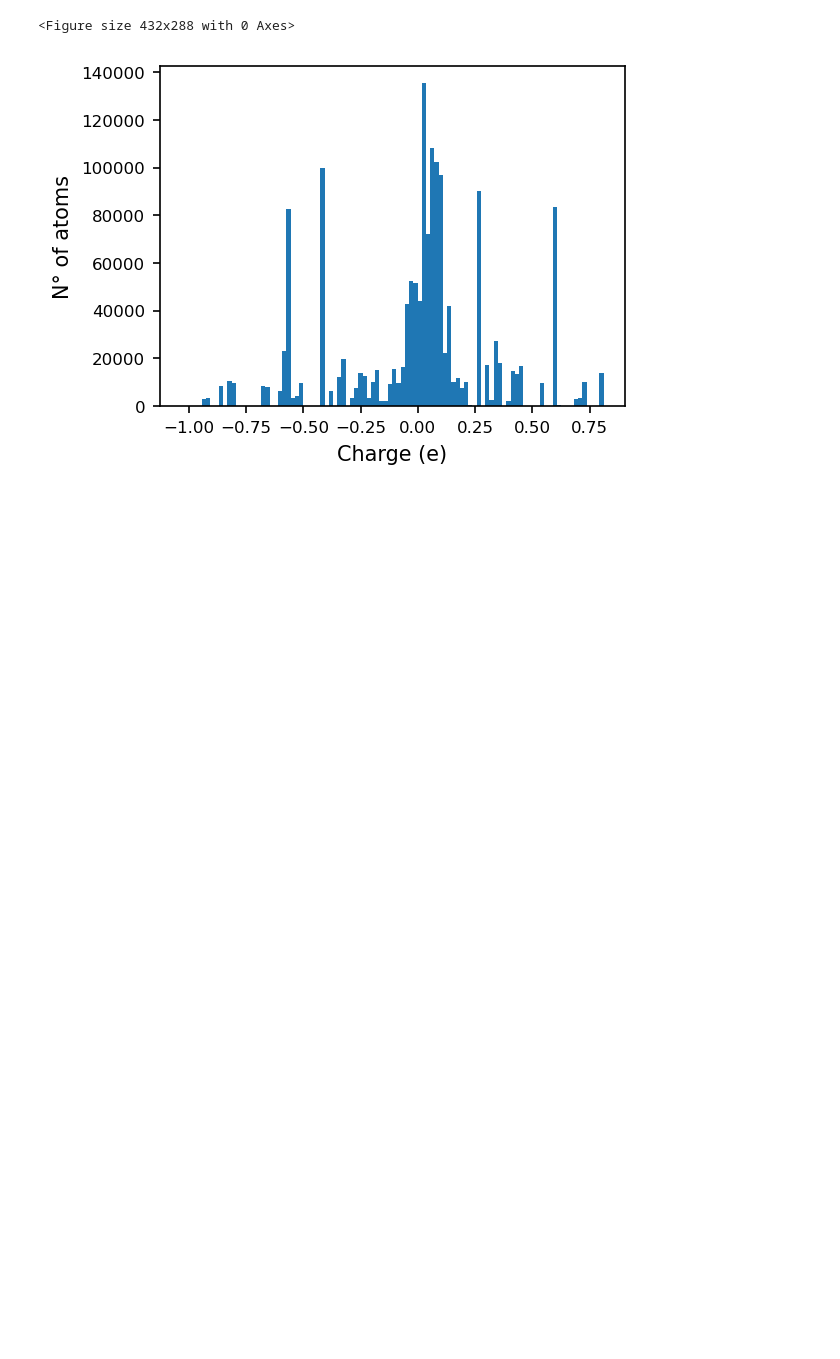
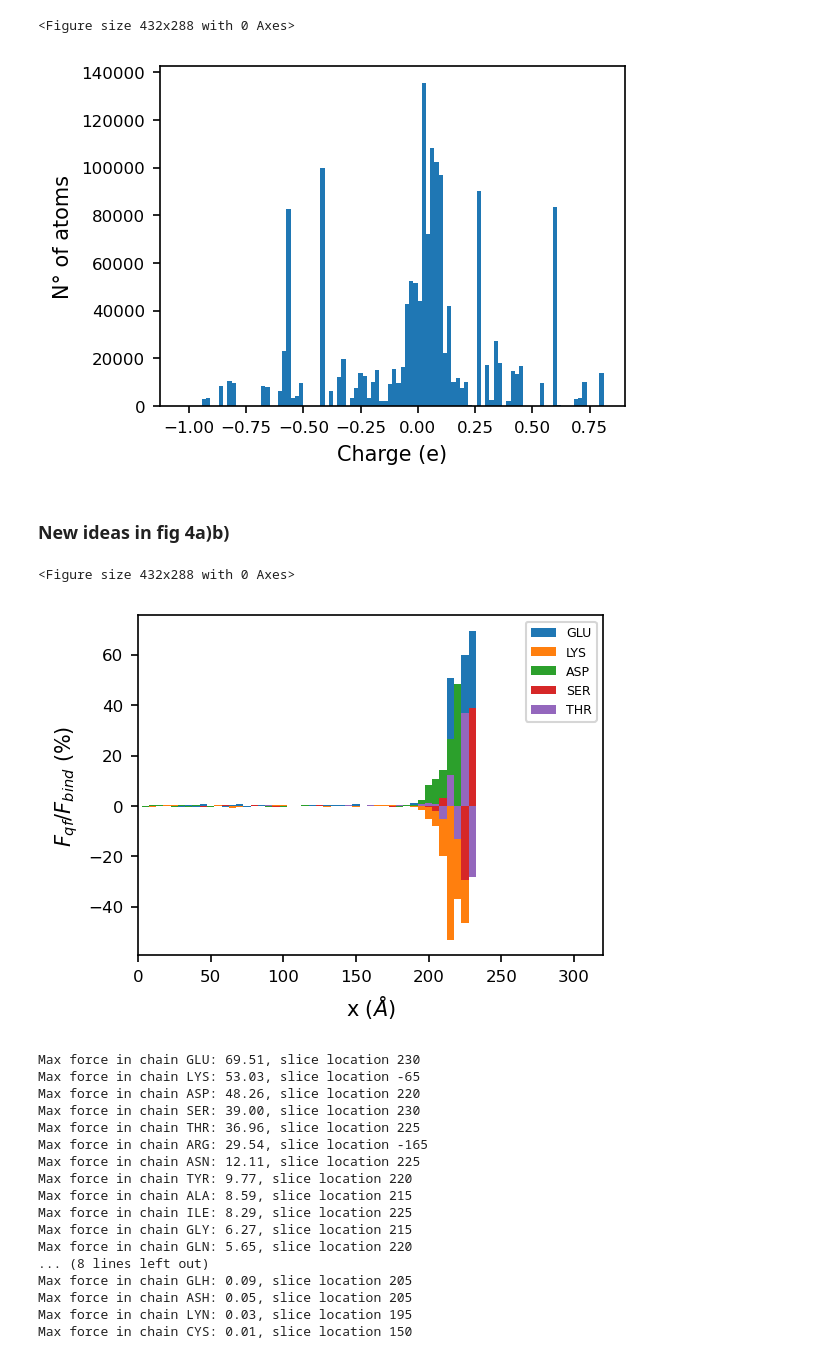
Before and after one commit to iaddison-smith/plots_afmtip, a Jupyter notebook: Forcesqf_afmtip.ipynb, the cells around one changed output. Cells and saved outputs as stored; diff of their text form; code cells hidden in the pictures; blank space fills up the shorter version.

Commit message:
New plots! reu 27/04

```diff
--- a/Forcesqf_afmtip.ipynb
+++ b/Forcesqf_afmtip.ipynb
@@ -507,3 +440,82 @@ plt.ylabel('N° of atoms')
 Text(0, 0.5, 'N° of atoms')
 <Figure size 432x288 with 0 Axes>
 [figure]
+# %% [markdown]
+### New ideas in fig 4a)b)
+# %%
+# identify amino acids names or chains
+types = []
+for j in range(amino_acid_name.shape[0]):
+    if amino_acid_name[j] not in types:
+        types.append(amino_acid_name[j])
+
+def get_f_porcent_planes(x_min,x_max, h,  fqf_386, types, position, amino_acid_name):
+
+    planes = numpy.arange(x_min,x_max,h) #Planes between +-h angstrom
+    j = 0
+    near_plane_chain = dict()
+    f_porcent_chain = dict()
+    f_porcent_chain_mag = dict()
+    #Set forces dictionary for each chain
+    for chain in types:
+        chain_name = chain.decode('utf-8')
+        f_porcent_chain_mag[chain_name] = numpy.zeros(planes.shape)
+        f_porcent_chain[chain_name] = numpy.zeros([int(planes.shape[0]),3])
+
+    #Calculate forces between planes and chains
+    for plane in planes:
+        near_plane_abs = numpy.where(abs(position[:,0]-plane)<h/2)[0] #Plane between +-5 angstrom
+        f_tot_mag_386 = -2.1197685475579964
+        for chain in types:
+            chain_name = chain.decode('utf-8')
+            near_plane_chain[chain_name] = numpy.where(amino_acid_name[near_plane_abs] == chain)[0] #Selecting atoms of the chain
+            f_porcent_chain[chain_name][j] = numpy.sum(fqf_386[near_plane_abs[near_plane_chain[chain_name]]],axis=0)
+            f_porcent_chain_mag[chain_name][j] = 100*(f_porcent_chain[chain_name][j][0])/(f_tot_mag_386)
+        j += 1
+    return planes, f_porcent_chain, f_porcent_chain_mag
+h= 5
+planes, f_porcent_chain,f_porcent_chain_mag = get_f_porcent_planes(-285,285,h,fqf_386,types,position,amino_acid_name)
+
+plt.clf()
+plt.figure(figsize=(4,3),dpi=150)
+plt.bar(planes, f_porcent_chain_mag['GLU'],width=h,label='GLU')
+plt.bar(planes, f_porcent_chain_mag['LYS'],width=h,label='LYS')
+plt.bar(planes, f_porcent_chain_mag['ASP'],width=h,label='ASP')
+plt.bar(planes, f_porcent_chain_mag['SER'],width=h,label='SER')
+plt.bar(planes, f_porcent_chain_mag['THR'],width=h,label='THR')
+plt.legend(prop={'size': 6})
+plt.xlabel('x $(\AA)$'); plt.ylabel(r'$F_{qf}/F_{bind}$ (%) ')
+plt.xlim([0,320]); plt.xticks(numpy.arange(0,350,50))
+plt.savefig('plots_aminoacid\\forces_qf_condelta_bar_{0}_4a_idea.pdf'.format(str(h)), format='pdf',dpi=300,bbox_inches='tight')
+plt.show()
+
+#Verification of the most important amino acids by force magnitude
+f_porcent_chain_mag_sorted = sorted(f_porcent_chain_mag.items(), key=lambda x: max(abs(x[1])), reverse=True)
+
+planes_fmax = []
+aminoacid_fmax = []
+
+for chain, forces in f_porcent_chain_mag_sorted:
+    print('Max force in chain %s: %.2f, slice location %.1d' %(chain,max(abs(forces)),planes[numpy.argmax(forces)]))
+    planes_fmax.append(planes[numpy.argmax(forces)])
+    aminoacid_fmax.append(chain)
+# %% [output]
+<Figure size 432x288 with 0 Axes>
+[figure, added]
+Max force in chain GLU: 69.51, slice location 230
+Max force in chain LYS: 53.03, slice location -65
+Max force in chain ASP: 48.26, slice location 220
+Max force in chain SER: 39.00, slice location 230
+Max force in chain THR: 36.96, slice location 225
+Max force in chain ARG: 29.54, slice location -165
+Max force in chain ASN: 12.11, slice location 225
+Max force in chain TYR: 9.77, slice location 220
+Max force in chain ALA: 8.59, slice location 215
+Max force in chain ILE: 8.29, slice location 225
+Max force in chain GLY: 6.27, slice location 215
+Max force in chain GLN: 5.65, slice location 220
+... (8 lines left out)
+Max force in chain GLH: 0.09, slice location 205
+Max force in chain ASH: 0.05, slice location 205
+Max force in chain LYN: 0.03, slice location 195
+Max force in chain CYS: 0.01, slice location 150
```
Also changed, not shown: parts of 10 cells of this notebook, 10 other files.
